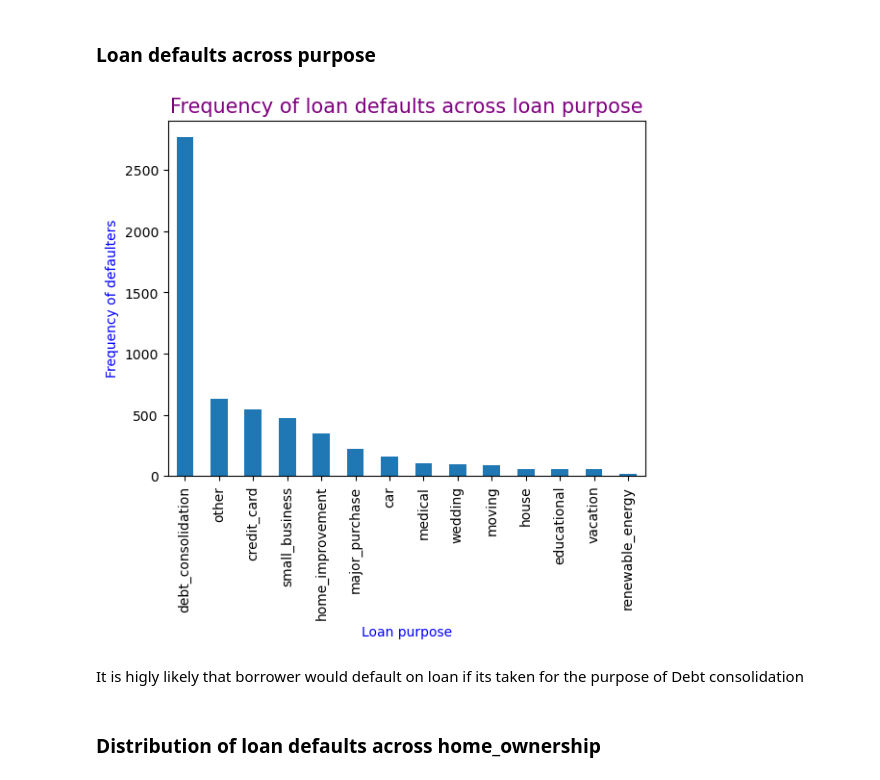
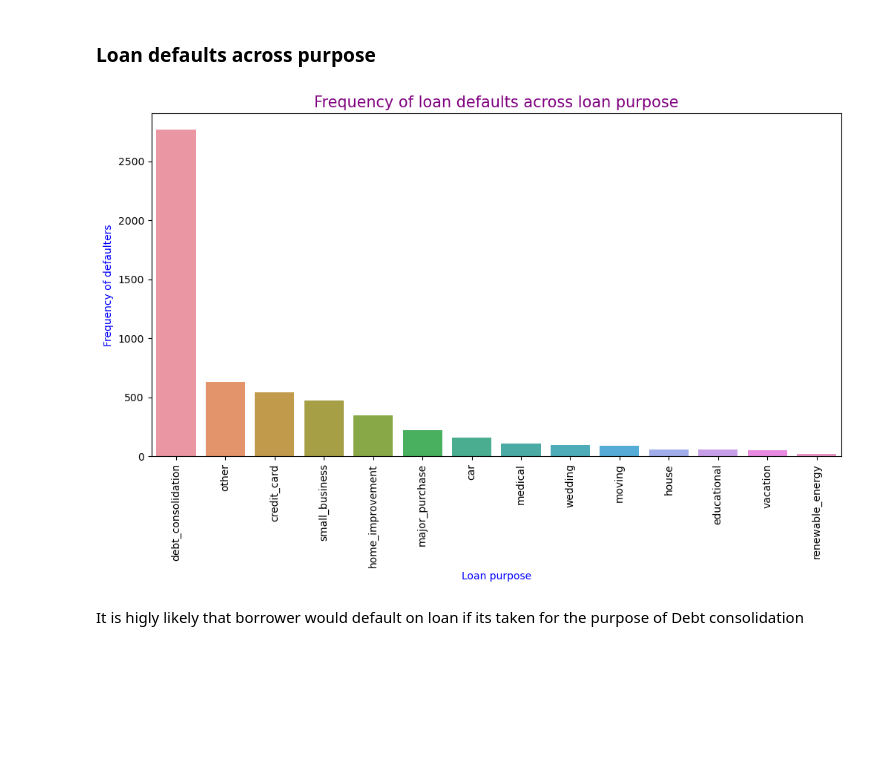
Before and after one commit to zeeamber/Lending-Club-Case-Study, a Jupyter notebook: lending_club_case_study.ipynb, the cells around one changed output. Drawn from its saved outputs; the diff is of its cells as text; code cells hidden in the pictures; blank space fills up the shorter version.

```diff
--- a/lending_club_case_study.ipynb
+++ b/lending_club_case_study.ipynb
@@ -591,14 +599,16 @@ Short term loans are highly likely to default
 # %% [markdown]
 ### Loan defaults across purpose
 # %%
-defaulters_df.purpose.value_counts().plot.bar()
+plt.figure(figsize = (12, 6))
+value_counts = defaulters_df.purpose.value_counts()
+sns.barplot(x = value_counts.index,
+            y = value_counts.values)
 plt.title("Frequency of loan defaults across loan purpose", fontsize = 15, color = 'purple')
 plt.ylabel("Frequency of defaulters", color = 'blue')
 plt.xlabel("Loan purpose", color = 'blue')
+plt.xticks(rotation=90)
 plt.show()
 # %% [output]
-[figure, old version]
+[figure, new version]
 # %% [markdown]
 It is higly likely that borrower would default on loan if its taken for the purpose of Debt consolidation
-# %% [markdown]
-### Distribution of loan defaults across home_ownership
```
Also changed, not shown: parts of 16 cells of this notebook.
